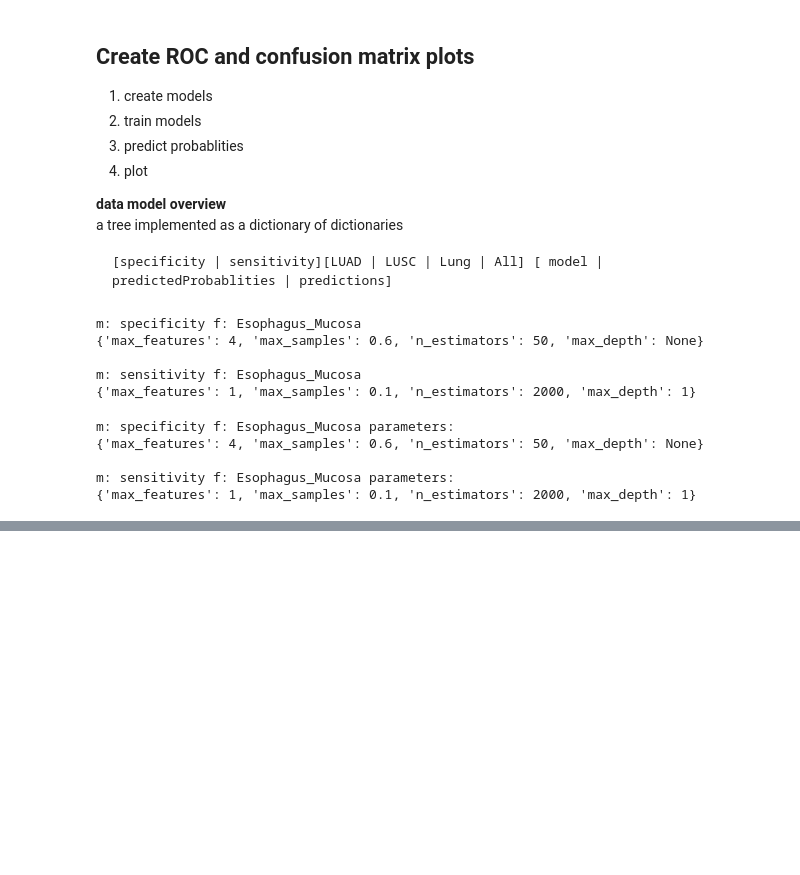
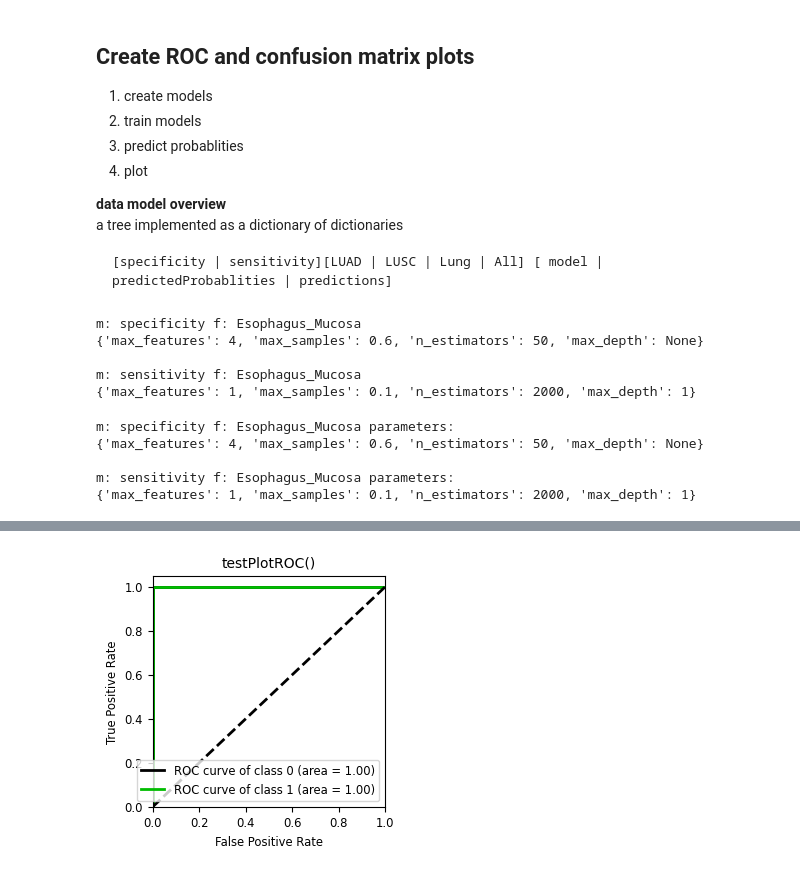
Before and after one commit to aedavids/extraCellularRNA, a Jupyter notebook: intraExtraRNA_POC/jupyterNotebooks/elife/esophagusCancer/randomForestIntraCellularEsophagusCancerBiomarkersOnExtracellularSamples.ipynb, the cells around one changed output, grey strips where cells are left out. Saved outputs shown, nothing was run; the diff lists cells and outputs as text; code cells hidden in the pictures; blank space fills up the shorter version.

```diff
--- a/intraExtraRNA_POC/jupyterNotebooks/elife/esophagusCancer/randomForestIntraCellularEsophagusCancerBiomarkersOnExtracellularSamples.ipynb
+++ b/intraExtraRNA_POC/jupyterNotebooks/elife/esophagusCancer/randomForestIntraCellularEsophagusCancerBiomarkersOnExtracellularSamples.ipynb
@@ -785,21 +825,62 @@ m: sensitivity f: Esophagus_Mucosa parameters:
 # %%
+def calculateAUC (
+        y : np.array,
+        yProbability : np.array
+    ):
+    '''
+    TODO
+    '''
+
+    retDict = dict()
+
+    print(f'yProbability.shape : {yProbability.shape}')
+    numClasses = yProbability.shape[1]  # num columns
+    for i in range(numClasses) :
+        # The fpr, and tpr are only useful for plot the ROC curve
+        # falsePositiveRate == specificity
+        # truePositiveRate = sensitivity
+        prob = yProbability[:,i]
+        fpr, tpr, thresholds = roc_curve(y, prob)
+
+        #area under the curve
+        auc = roc_auc_score(y, prob)
+        print(f'\n************ calculateAUC() auc : {auc:.3f} ***********\n')
+
+        retDict[i] = auc
+
+    return retDict
+
+
 def plotROC(
         panel : plt.axes,
         y : np.array,
         yProbability : np.array,
         title : str,
         classesToPlot=None
-    ) :
+    ) -> dict :
     '''
     plotsROC:
+
+    ref: https://scikit-plot.readthedocs.io/en/stable/metrics.html#scikitplot.metrics.plot_roc
 
     TODO pass/inject function to ROCPlotFramework
 
     arguments:
-        y : ground truth labels
-        yProbability : predicted labels probablity
+        y :
+            ground truth labels
+
+        yProbability :
+            predicted labels probablity
+
+        classesToPlot :
+            if binary classifier yProbability shape is (n,2)
+            pass [1] to plot examples where y == 1
+
+    returns:
+        dictionary :
+            key = yProbability column idx
+            value = area under ROC curve
     '''
-    # https://scikit-plot.readthedocs.io/en/stable/metrics.html#scikitplot.metrics.plot_roc
     rocPanel = skplt.metrics.plot_roc(y, yProbability,
                                     title=title,
                                     title_fontsize = "medium",
@@ -809,8 +890,40 @@ def plotROC(
                                     plot_macro=False,
                                     classes_to_plot=classesToPlot
                                     )
-    # imgRocFilePath = imgOut + "/trainingROC.png"
-    # print(imgFilePath)
-    # fig =rocPanel.get_figure()
-    # fig.savefig(imgFilePath, dpi=600, bbox_inches='tight', facecolor="white", transparent=True)
-    # print(f'saving:\n{imgRocFilePath}')
+
+    retDict = calculateAUC( y, yProbability )
+
+    return retDict
+
+
+################################################################################
+def testPlotROC():
+    ''''
+    does fpr, tpr, and theshold work correctly
+    '''
+    y = plotDict['specificity']['Esophagus_Mucosa']['predictions']
+    yProbability =  plotDict['specificity']['Esophagus_Mucosa']['predictedProbablities']
+    title = "testPlotROC()"
+    classesToPlot = None # [1]
+
+    fig, axs = plt.subplots(nrows=1, ncols=1, figsize=(3, 3), ) #sharey=True
+
+    #yProbability = yProbability[:,1]
+    print(f'y.shape : {y.shape}')
+    print(f'yProbability.shape : {yProbability.shape}' )
+
+    plotROC(
+            axs,
+            y,
+            #yProbability,# [:,1],
+            yProbability,
+            title,
+            classesToPlot
+    )
+
+
+    aucDict = calculateAUC( y, yProbability )
+    print(aucDict)
+
+testPlotROC()
+# %% [output]
@@ -817,3 +947,4 @@ def plotROC(
+[figure, added]
 # %%
 def debugROCPlot():
     '''
```
Also changed, not shown: parts of 12 cells of this notebook.
